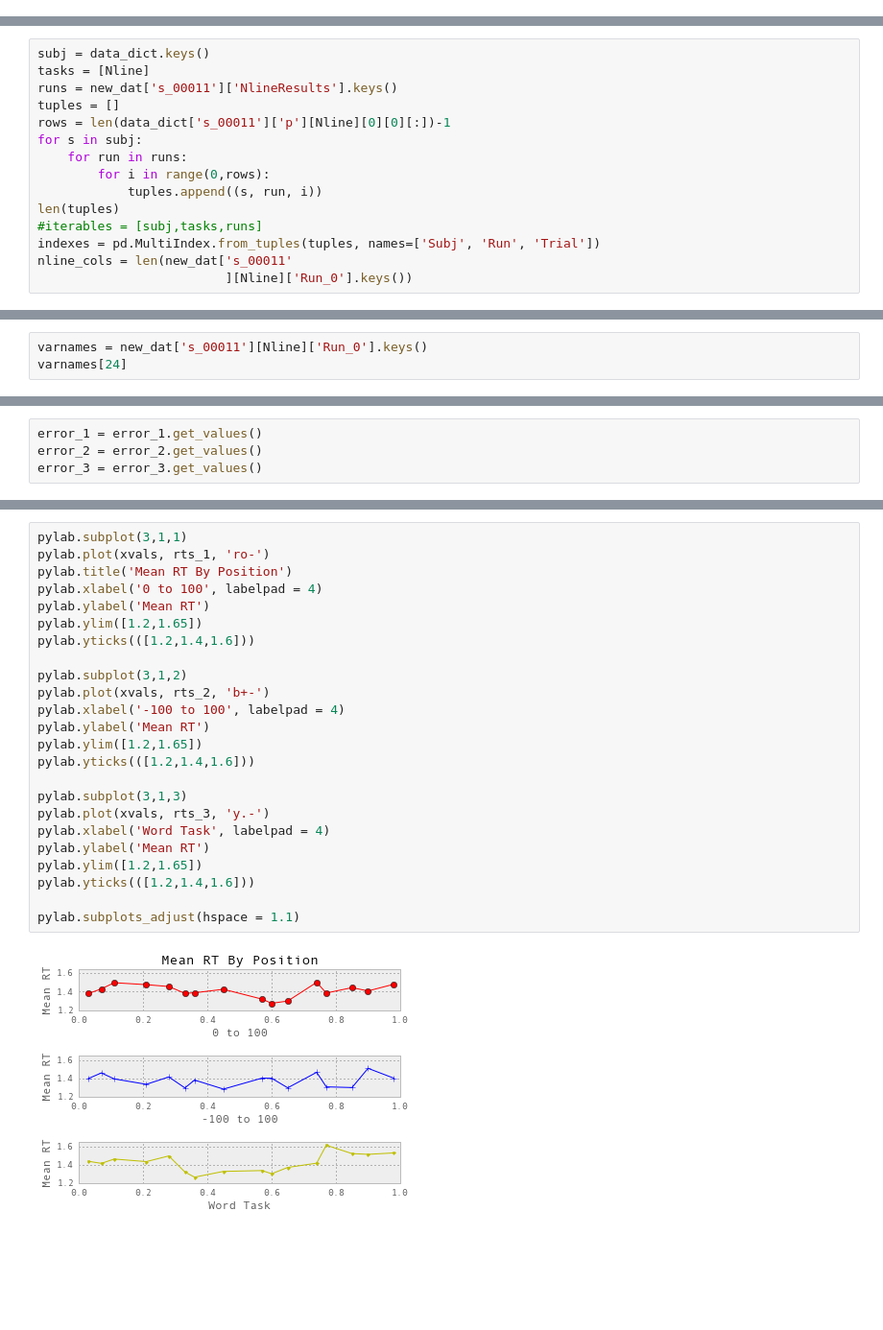
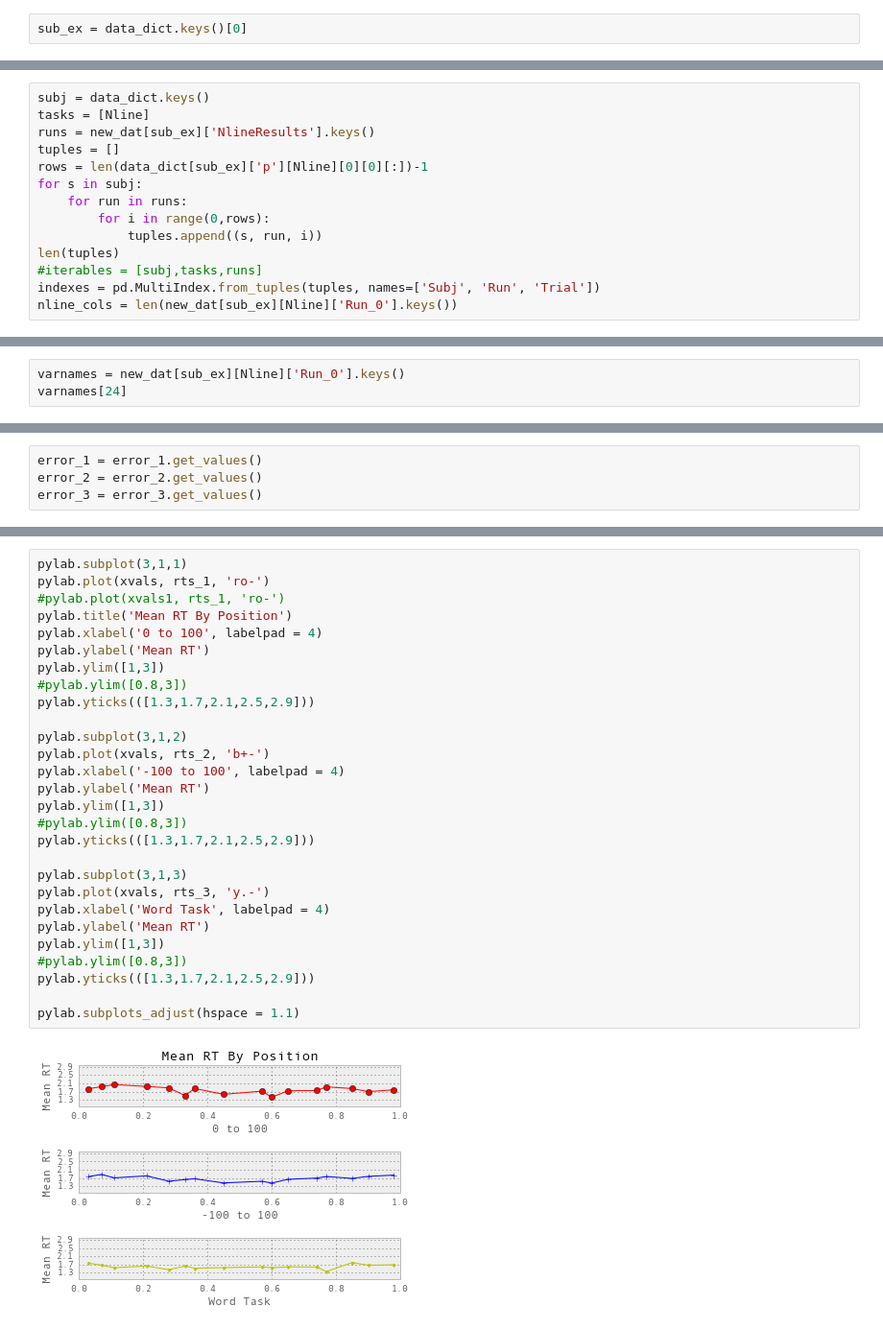
Before and after one commit to franink/Fractions, a Jupyter notebook: Data_Analyses/NLine_Behavioral.ipynb, the cells around one changed output, grey strips where cells are left out. Shown at 96% size. Drawn from its saved outputs; the diff is of its cells as text; blank space fills up the shorter version.

```diff
--- a/Data_Analyses/NLine_Behavioral.ipynb
+++ b/Data_Analyses/NLine_Behavioral.ipynb
@@ -47,3 +39,5 @@ data_dict.keys()
+# %%
+sub_ex = data_dict.keys()[0]
 # %%
 #data_dict['s_00011']['p']
 # %%
@@ -173,9 +167,9 @@ new_dat['s_00007']['NlineResults']['Run_1']['catch_probe']
 # %%
 subj = data_dict.keys()
 tasks = [Nline]
-runs = new_dat['s_00011']['NlineResults'].keys()
+runs = new_dat[sub_ex]['NlineResults'].keys()
 tuples = []
-rows = len(data_dict['s_00011']['p'][Nline][0][0][:])-1
+rows = len(data_dict[sub_ex]['p'][Nline][0][0][:])-1
 for s in subj:
     for run in runs:
         for i in range(0,rows):
@@ -183,6 +177,5 @@ for s in subj:
 len(tuples)
 #iterables = [subj,tasks,runs]
 indexes = pd.MultiIndex.from_tuples(tuples, names=['Subj', 'Run', 'Trial'])
-nline_cols = len(new_dat['s_00011'
-                         ][Nline]['Run_0'].keys())
+nline_cols = len(new_dat[sub_ex][Nline]['Run_0'].keys())
 # %%
@@ -194,6 +187,6 @@ indexes[1][1]
 # %% [output]
 'Run_1'
 # %%
-varnames = new_dat['s_00011'][Nline]['Run_0'].keys()
+varnames = new_dat[sub_ex][Nline]['Run_0'].keys()
 varnames[24]
 # %% [output]
@@ -708,26 +637,30 @@ len(rts_1)
 # %%
 pylab.subplot(3,1,1)
 pylab.plot(xvals, rts_1, 'ro-')
+#pylab.plot(xvals1, rts_1, 'ro-')
 pylab.title('Mean RT By Position')
 pylab.xlabel('0 to 100', labelpad = 4)
 pylab.ylabel('Mean RT')
-pylab.ylim([1.2,1.65])
-pylab.yticks(([1.2,1.4,1.6]))
+pylab.ylim([1,3])
+#pylab.ylim([0.8,3])
+pylab.yticks(([1.3,1.7,2.1,2.5,2.9]))
 
 pylab.subplot(3,1,2)
 pylab.plot(xvals, rts_2, 'b+-')
 pylab.xlabel('-100 to 100', labelpad = 4)
 pylab.ylabel('Mean RT')
-pylab.ylim([1.2,1.65])
-pylab.yticks(([1.2,1.4,1.6]))
+pylab.ylim([1,3])
+#pylab.ylim([0.8,3])
+pylab.yticks(([1.3,1.7,2.1,2.5,2.9]))
 
 pylab.subplot(3,1,3)
 pylab.plot(xvals, rts_3, 'y.-')
 pylab.xlabel('Word Task', labelpad = 4)
 pylab.ylabel('Mean RT')
-pylab.ylim([1.2,1.65])
-pylab.yticks(([1.2,1.4,1.6]))
+pylab.ylim([1,3])
+#pylab.ylim([0.8,3])
+pylab.yticks(([1.3,1.7,2.1,2.5,2.9]))
 
 pylab.subplots_adjust(hspace = 1.1)
 # %% [output]
-[figure, old version]
+[figure, new version]
```
Also changed, not shown: parts of 46 cells of this notebook, 8 other files.
